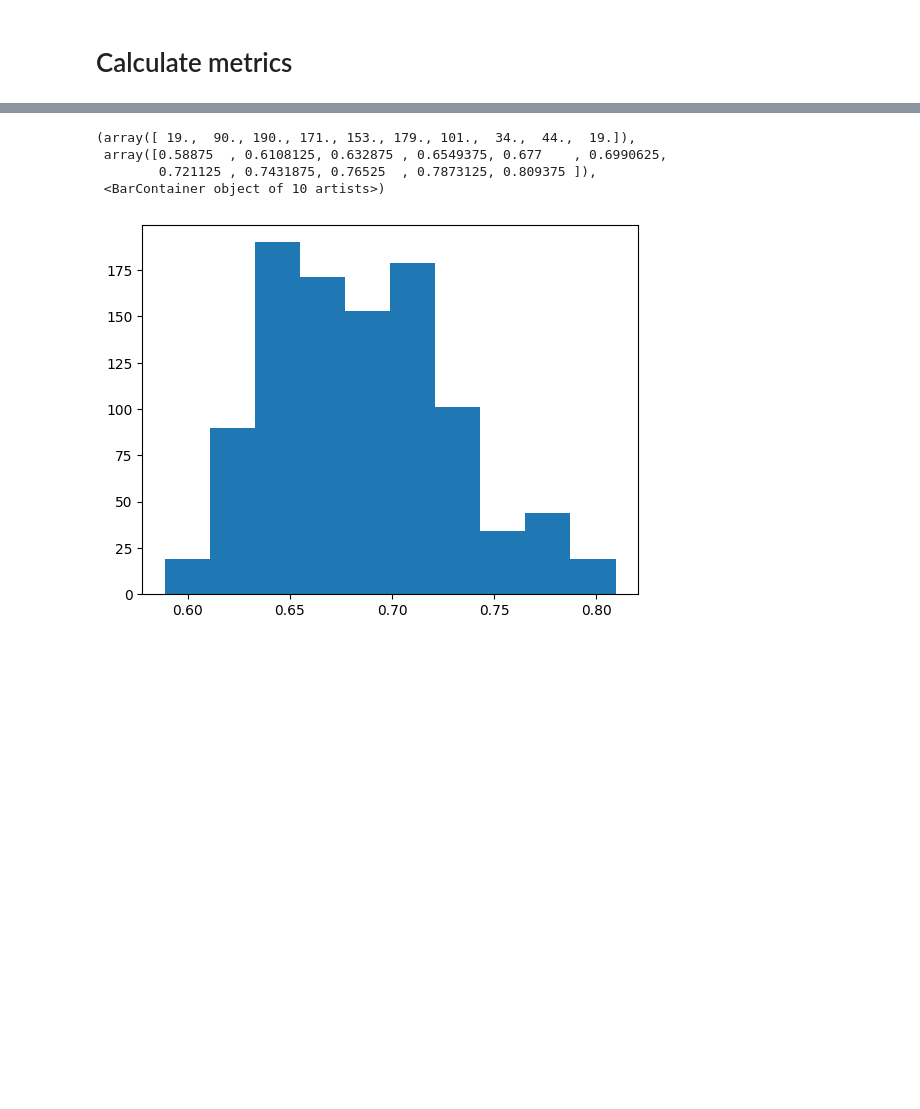
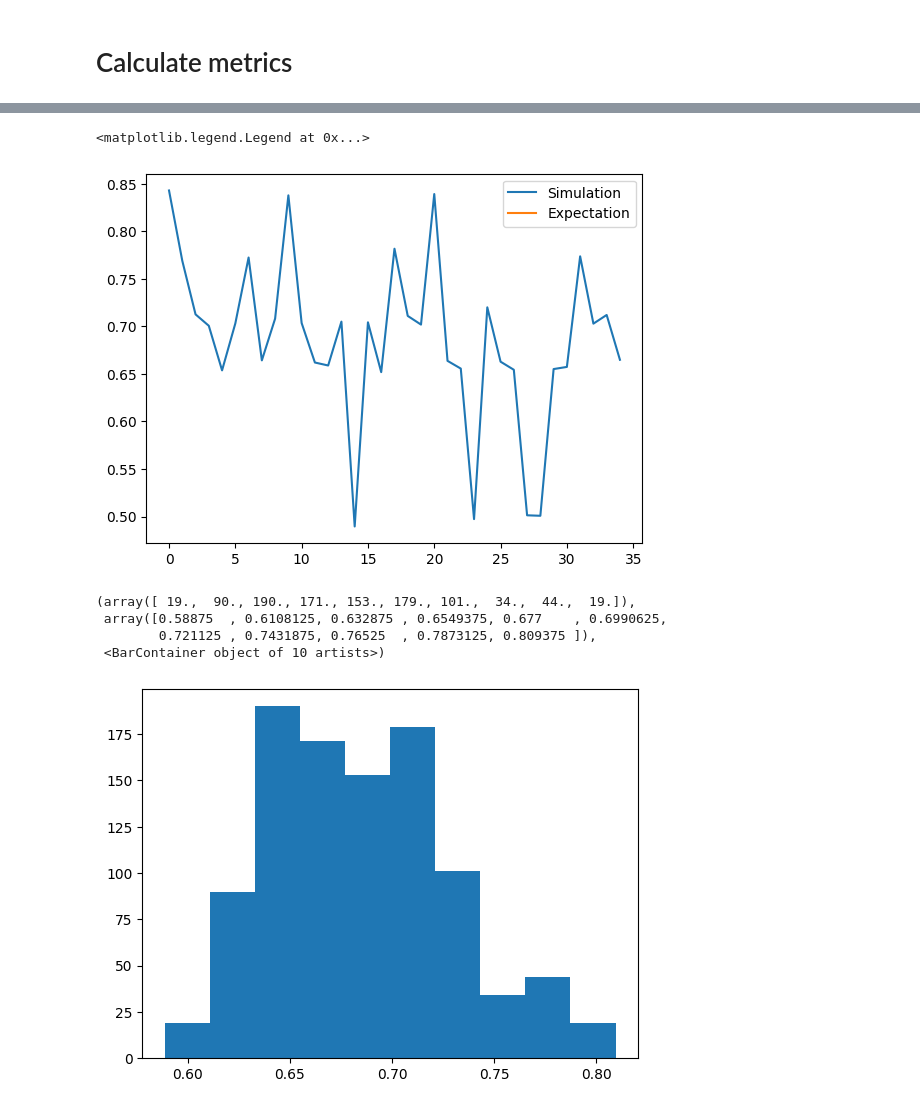
Before and after one commit to bjmiao/abstract_geometry, a Jupyter notebook: playground/visualization_playground.ipynb, the cells around one changed output, grey strips where cells are left out. Cells and saved outputs as stored; diff of their text form; code cells hidden in the pictures; blank space fills up the shorter version.

```diff
--- a/playground/visualization_playground.ipynb
+++ b/playground/visualization_playground.ipynb
@@ -357,0 +330,8 @@ array([0.76    , 0.651875, 0.643125, 0.803125, 0.71125 , 0.660625,
+# %%
+# def get_linear_boundary(pcloud1, pcloud2):
+noise_coef = 1
+hi_dim_cube = generate_hypercube_in_embedding_space(cube_dimension, embed_dimension, choice = [-1, 1])
+print(hi_dim_cube[:,:3])
+pcloud1 = hi_dim_cube[0::2, :]
+pcloud2 = hi_dim_cube[1::2, :]
+print(pcloud1.shape, pcloud2.shape)
@@ -357,0 +365,5 @@ array([0.76    , 0.651875, 0.643125, 0.803125, 0.71125 , 0.660625,
+# %%
+sd = shattering_dimensionality(
+    hi_dim_cube, nsamples=1000, noise_coef=noise_coef, verbose=True
+)
+sd
@@ -358,3 +434,33 @@ array([0.76    , 0.651875, 0.643125, 0.803125, 0.71125 , 0.660625,
+# %%
+from itertools import combinations
+points = hi_dim_cube
+num_points = hi_dim_cube.shape[0]
+all_label = list(range(num_points))
+# label_sets_1 = [x for x in combinations(all_label, num_points // 2) if 0 in x] # to avoid repetetion
+# label_sets_2 = [tuple([x for x in range(num_points) if not x in label_set1]) for label_set1 in label_sets_1]
+
+label_sets_1 = [(0, 1, 2, 5)]
+label_sets_2 = [(3, 4, 6, 7)]
+
+sd_expect_all = []
+for l1, l2 in zip(label_sets_1, label_sets_2):
+    ps1 = points[l1, :]
+    ps2 = points[l2, :]
+    coef, intercept = get_boundary(pcloud1, pcloud2)
+    print(coef, intercept)
+
+    pcloud1 = span_to_gaussian_cloud(ps1, nsamples=nsamples, noise_coef=noise_coef)
+    pcloud2 = span_to_gaussian_cloud(ps2, nsamples=nsamples, noise_coef=noise_coef)
+    coef_span, intercept_span = get_boundary(pcloud1, pcloud2)
+    print(coef_span, intercept_span)
+print(sd_expect_all)
+# %%
+plt.plot(sd, label = "Simulation")
+plt.plot(sd_expect_all, label = "Expectation")
+plt.legend()
+# %% [output]
+<matplotlib.legend.Legend at 0x...>
+[figure, added]
 # %%
 plt.hist(sd)
 # plt.hist(ccgp)
```
Also changed, not shown: parts of 14 cells of this notebook, 3 other files.
